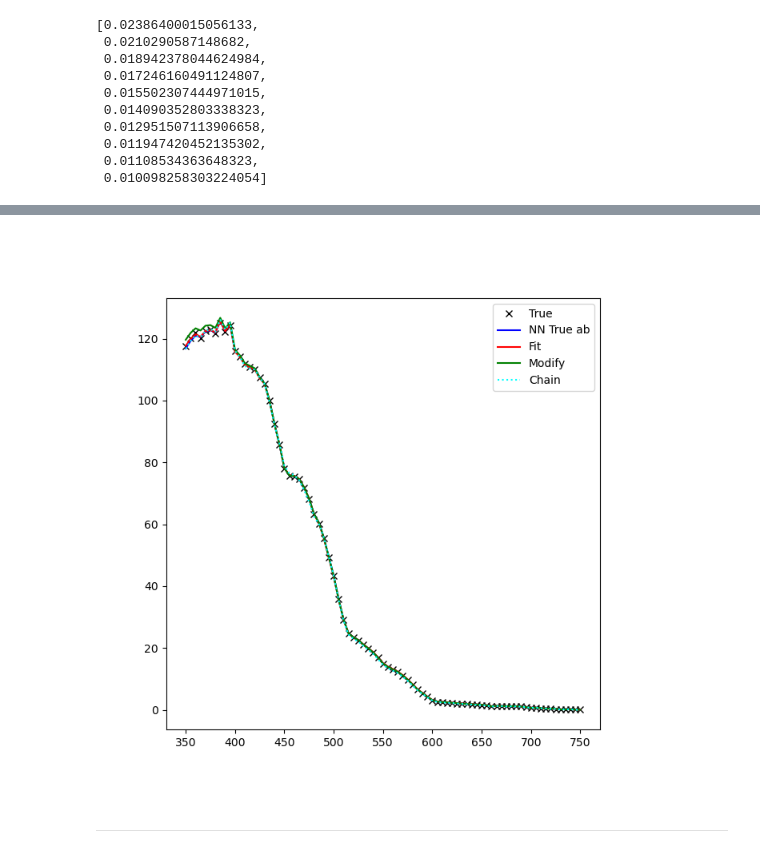
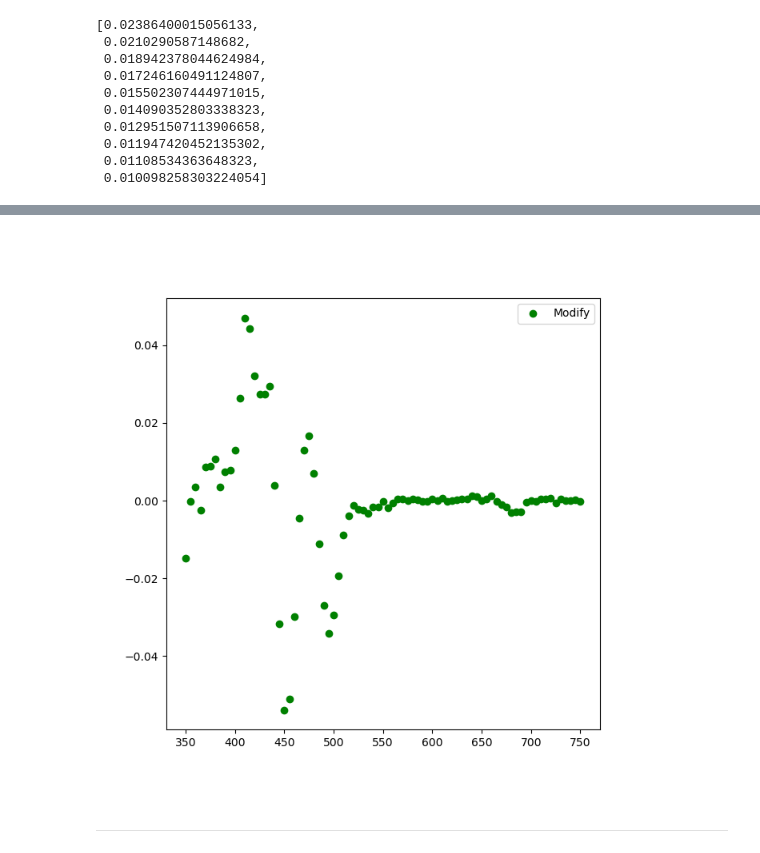
Before and after one commit to AI-for-Ocean-Science/ihop, a Jupyter notebook: papers/I/Analysis/CompareFits_INT.ipynb, the cells around one changed output, grey strips where cells are left out. Cells and saved outputs as stored; diff of their text form; code cells hidden in the pictures.

```diff
--- a/papers/I/Analysis/CompareFits_INT.ipynb
+++ b/papers/I/Analysis/CompareFits_INT.ipynb
@@ -62,5 +62,3 @@ Loading: /home/xavier/Projects/Oceanography/Color/IHOP/Emulators/L23/L23_X4_Y0_i
 Loading MCMC chains: /home/xavier/Projects/Oceanography/Color/IHOP/Fits/L23/fitN_Rs01_L23_X4_Y0_intnmf_402_chl_Rrs_dense_512_512_512_256.npz
 # %%
 wave = d_a['wave']
-# %%
-emulator, e_file = emu_io.load_emulator_from_dict(edict)
@@ -172,7 +156,7 @@ true_list[0:10]
  0.010098258303224054]
 # %%
 modify = true_list.copy()
-ss = 0
+ss = -8
 modify[ss] = true_list[ss]*0.9
 #
 mod_Rs = emulator.prediction(modify, device)
@@ -181,17 +178,17 @@ chain_Rs = emulator.prediction(chains[-1,:], device)
 # %%
 fig = plt.figure(figsize=(7,7))
 ax_R = plt.gca()
 
-ax_R.plot(wave, Rs[idx], 'kx', label='True')
-ax_R.plot(wave, NN_Rs, 'b-', label='NN True ab')
-ax_R.plot(wave, pred_Rs, 'r-', label='Fit', zorder=10)
-ax_R.plot(wave, mod_Rs, 'g-', label='Modify', zorder=10)
-ax_R.plot(wave, chain_Rs, ':', color='cyan', label='Chain', zorder=10)
+#ax_R.plot(wave, Rs[idx], 'kx', label='True')
+#ax_R.plot(wave, NN_Rs, 'b-', label='NN True ab')
+#ax_R.plot(wave, pred_Rs, 'r-', label='Fit', zorder=10)
+ax_R.plot(wave, mod_Rs-NN_Rs, 'go', label='Modify', zorder=10)
+#ax_R.plot(wave, chain_Rs, ':', color='cyan', label='Chain', zorder=10)
 #
 ax_R.legend()
 plt.show()
 # %% [output]
-[figure, old version]
+[figure, new version]
 # %% [markdown]
 ----
 # %% [markdown]
```
Also changed, not shown: parts of 3 cells of this notebook, 9 other files.
